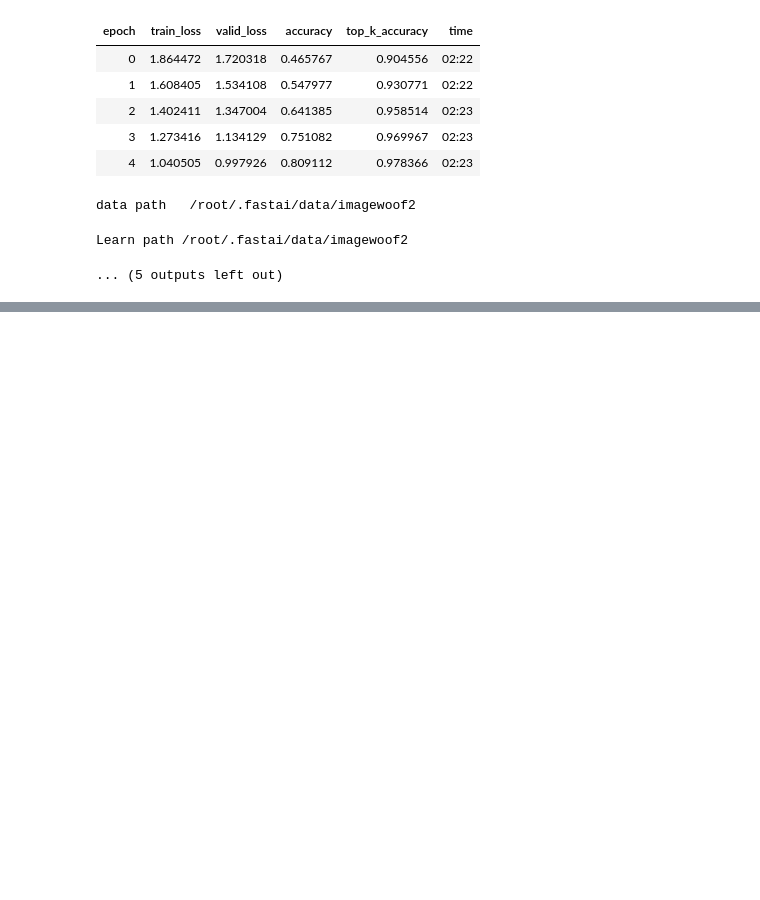
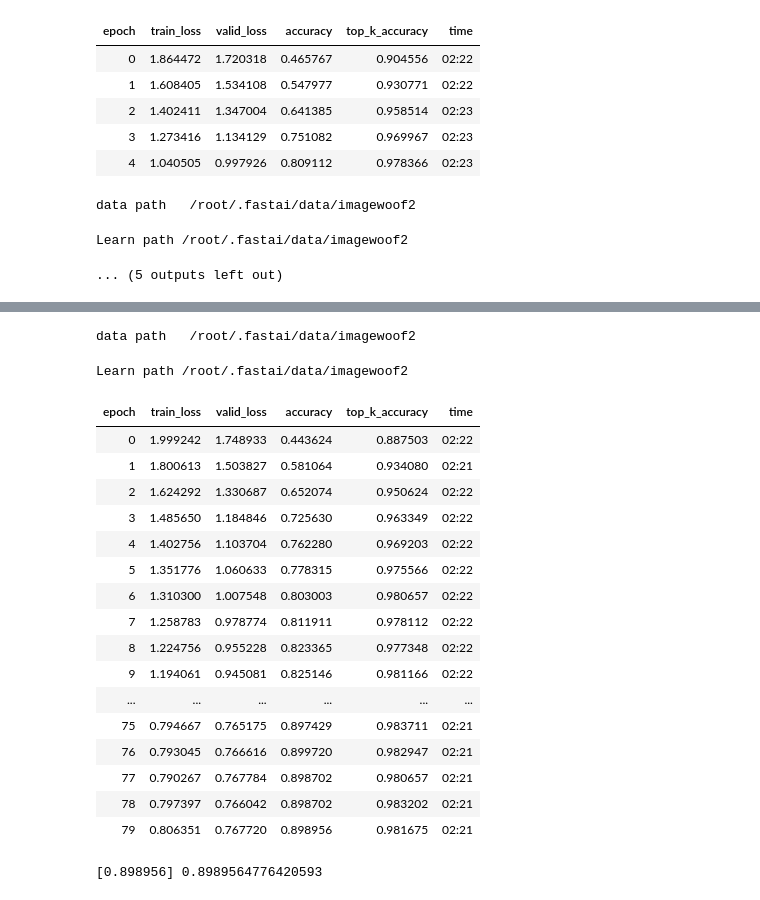
Before and after one commit to BoaEi/imagenette_experiments, a Jupyter notebook: Woof_ResNet_separable.ipynb, the cells around one changed output, grey strips where cells are left out. Drawn from its saved outputs; the diff is of its cells as text; code cells hidden in the pictures; blank space fills up the shorter version.

```diff
--- a/Woof_ResNet_separable.ipynb
+++ b/Woof_ResNet_separable.ipynb
@@ -195,11 +193,10 @@ res, '5 mean: {}'.format(sum(res)/5)
   0.8139475584030151],
  '5 mean: 0.8189870238304138')
 # %%
-epochs = [20]*5
-for e in epochs:
-    mixup=0 if e<=20 else 0.2
+for epochs in [20]*5:
+    mixup=0 if epochs<=20 else 0.2
     learn = get_learn(model=model, size=128, bs=32, mixup=mixup)
-    learn.fit_fc(e, lr=4e-3, moms=(0.95,0.95), start_pct=0.72)
+    learn.fit_fc(epochs, lr=4e-3, moms=(0.95,0.95), start_pct=0.72)
     res += [learn.recorder.metrics[-1][0].item()]
 print([round(x, 6) for x in res], sum(res)/len(res))
 # %% [output]
@@ -299,11 +296,10 @@ sum(res)/5
 # %% [output]
 0.8616442000000001
 # %%
-epochs = [80]
-for e in epochs:
-    mixup=0 if e<=20 else 0.2
+for epochs in [80]:
+    mixup=0 if epochs<=20 else 0.2
     learn = get_learn(model=model, size=128, bs=32, mixup=mixup)
-    learn.fit_fc(e, lr=4e-3, moms=(0.95,0.95), start_pct=0.72)
+    learn.fit_fc(epochs, lr=4e-3, moms=(0.95,0.95), start_pct=0.72)
     res += [learn.recorder.metrics[-1][0].item()]
 print([round(x, 6) for x in res], sum(res)/len(res))
 # %% [output]
@@ -330,11 +326,10 @@ Learn path /root/.fastai/data/imagewoof2
 # %% [markdown]
 ## size=192
 # %%
-epochs = [5]*5
-for e in epochs:
-    mixup=0 if e<=20 else 0.2
+for epochs in [5]*5:
+    mixup=0 if epochs<=20 else 0.2
     learn = get_learn(model=model, size=192, bs=32, mixup=mixup)
-    learn.fit_fc(e, lr=4e-3, moms=(0.95,0.95), start_pct=0.72)
+    learn.fit_fc(epochs, lr=4e-3, moms=(0.95,0.95), start_pct=0.72)
     res += [learn.recorder.metrics[-1][0].item()]
 print([round(x, 6) for x in res], sum(res)/len(res))
 # %% [output]
@@ -367,3 +362,11 @@ Learn path /root/.fastai/data/imagewoof2
 data path   /root/.fastai/data/imagewoof2
 Learn path /root/.fastai/data/imagewoof2
 ... (5 outputs left out)
+# %%
+res = []
+for epochs in [5]*5:
+    mixup=0 if epochs<=20 else 0.2
+    learn = get_learn(model=model, size=192, bs=32, mixup=mixup)
+    learn.fit_fc(epochs, lr=4e-3, moms=(0.95,0.95), start_pct=0.72)
+    res += [learn.recorder.metrics[-1][0].item()]
+print([round(x, 6) for x in res], sum(res)/len(res))
@@ -370,8 +407,28 @@ Learn path /root/.fastai/data/imagewoof2
 # %%
-epochs = [20]*5
-for e in epochs:
-    mixup=0 if e<=20 else 0.2
+for epochs in [80]:
+    mixup=0 if epochs<=20 else 0.2
     learn = get_learn(model=model, size=192, bs=32, mixup=mixup)
-    learn.fit_fc(e, lr=4e-3, moms=(0.95,0.95), start_pct=0.72)
+    learn.fit_fc(epochs, lr=4e-3, moms=(0.95,0.95), start_pct=0.72)
     res += [learn.recorder.metrics[-1][0].item()]
 print([round(x, 6) for x in res], sum(res)/len(res))
+# %% [output]
+data path   /root/.fastai/data/imagewoof2
+Learn path /root/.fastai/data/imagewoof2
+| epoch | train_loss | valid_loss | accuracy | top_k_accuracy | time |
+| 0 | 1.999242 | 1.748933 | 0.443624 | 0.887503 | 02:22 |
+| 1 | 1.800613 | 1.503827 | 0.581064 | 0.934080 | 02:21 |
+| 2 | 1.624292 | 1.330687 | 0.652074 | 0.950624 | 02:22 |
+| 3 | 1.485650 | 1.184846 | 0.725630 | 0.963349 | 02:22 |
+| 4 | 1.402756 | 1.103704 | 0.762280 | 0.969203 | 02:22 |
+| 5 | 1.351776 | 1.060633 | 0.778315 | 0.975566 | 02:22 |
+| 6 | 1.310300 | 1.007548 | 0.803003 | 0.980657 | 02:22 |
+| 7 | 1.258783 | 0.978774 | 0.811911 | 0.978112 | 02:22 |
+| 8 | 1.224756 | 0.955228 | 0.823365 | 0.977348 | 02:22 |
+| 9 | 1.194061 | 0.945081 | 0.825146 | 0.981166 | 02:22 |
+| ... | ... | ... | ... | ... | ... |
+| 75 | 0.794667 | 0.765175 | 0.897429 | 0.983711 | 02:21 |
+| 76 | 0.793045 | 0.766616 | 0.899720 | 0.982947 | 02:21 |
+| 77 | 0.790267 | 0.767784 | 0.898702 | 0.980657 | 02:21 |
+| 78 | 0.797397 | 0.766042 | 0.898702 | 0.983202 | 02:21 |
+| 79 | 0.806351 | 0.767720 | 0.898956 | 0.981675 | 02:21 |
+[0.898956] 0.8989564776420593
```
Also changed, not shown: parts of 5 cells of this notebook.
